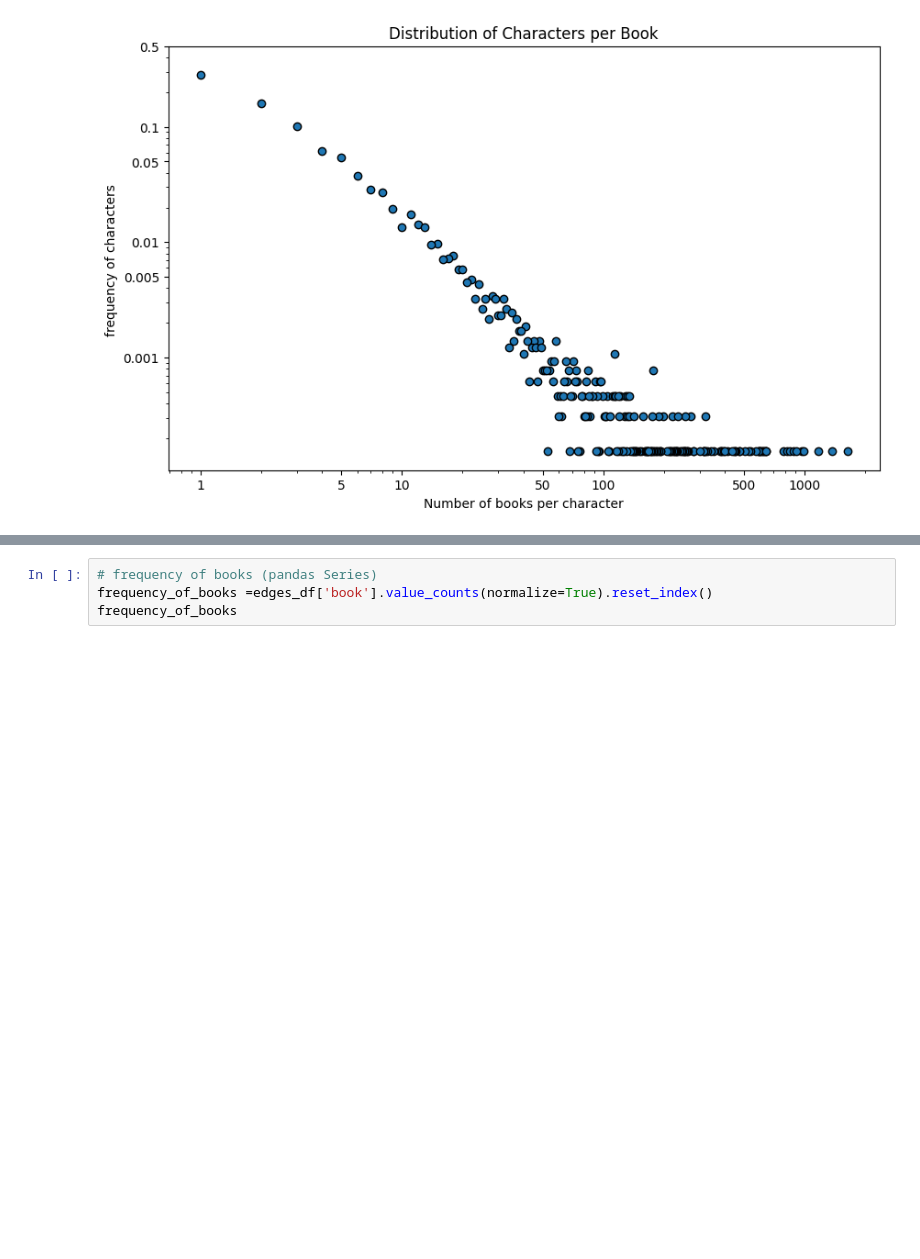
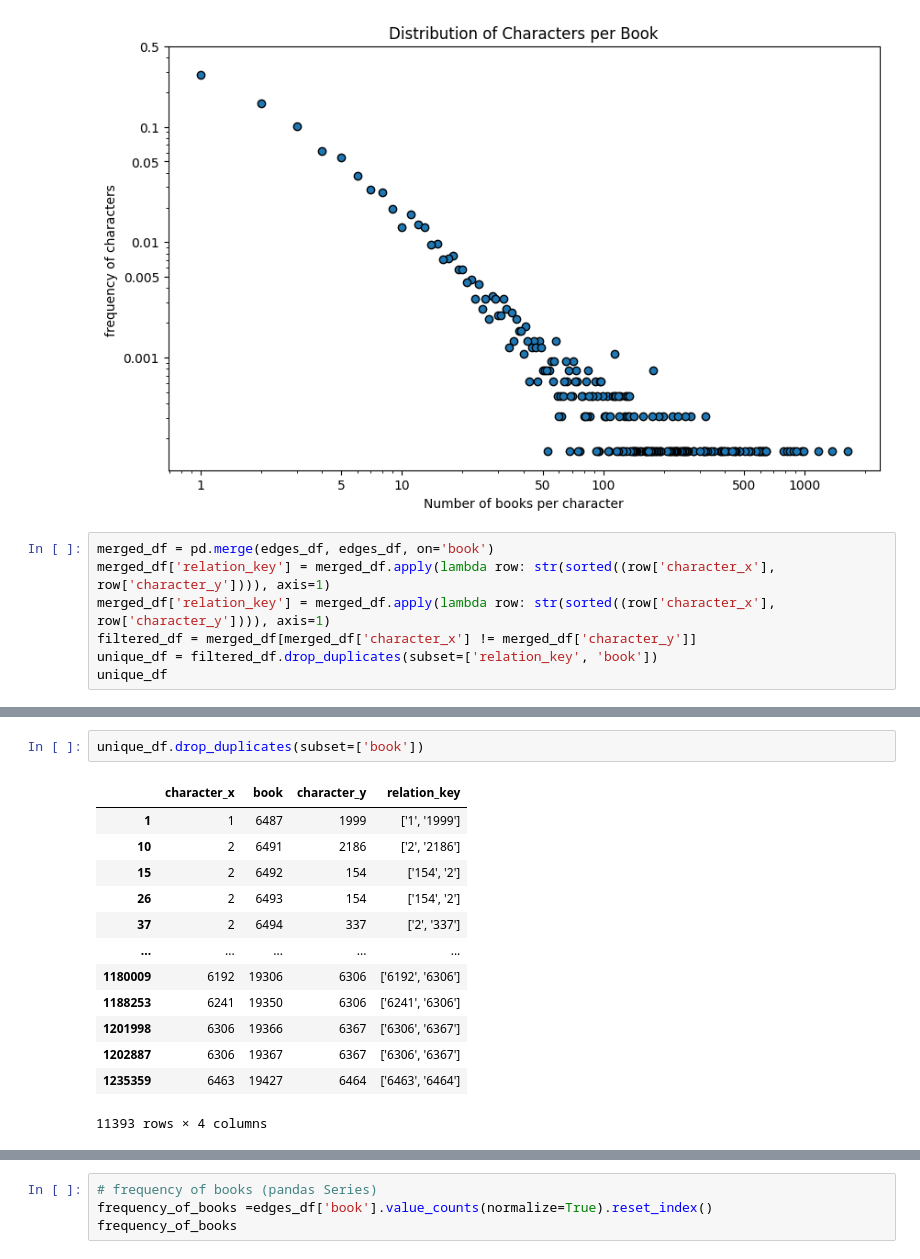
Before and after one commit to alejomaar/Network-Science-for-Data-Analytics, a Jupyter notebook: mini_project/notebook.ipynb, the cells around one changed output, grey strips where cells are left out. Saved outputs shown, nothing was run; the diff lists cells and outputs as text; blank space fills up the shorter version.

Commit message:
feat: find number of relations

```diff
--- a/mini_project/notebook.ipynb
+++ b/mini_project/notebook.ipynb
@@ -156,3 +156,10 @@ plt.title('Distribution of Characters per Book')
 plt.show()
 # %% [output]
 [figure]
+# %%
+merged_df = pd.merge(edges_df, edges_df, on='book')
+merged_df['relation_key'] = merged_df.apply(lambda row: str(sorted((row['character_x'], row['character_y']))), axis=1)
+merged_df['relation_key'] = merged_df.apply(lambda row: str(sorted((row['character_x'], row['character_y']))), axis=1)
+filtered_df = merged_df[merged_df['character_x'] != merged_df['character_y']]
+unique_df = filtered_df.drop_duplicates(subset=['relation_key', 'book'])
+unique_df
@@ -158,0 +220,16 @@ plt.show()
+# %%
+unique_df.drop_duplicates(subset=['book'])
+# %% [output]
+|  | character_x | book | character_y | relation_key |
+| 1 | 1 | 6487 | 1999 | ['1', '1999'] |
+| 10 | 2 | 6491 | 2186 | ['2', '2186'] |
+| 15 | 2 | 6492 | 154 | ['154', '2'] |
+| 26 | 2 | 6493 | 154 | ['154', '2'] |
+| 37 | 2 | 6494 | 337 | ['2', '337'] |
+| ... | ... | ... | ... | ... |
+| 1180009 | 6192 | 19306 | 6306 | ['6192', '6306'] |
+| 1188253 | 6241 | 19350 | 6306 | ['6241', '6306'] |
+| 1201998 | 6306 | 19366 | 6367 | ['6306', '6367'] |
+| 1202887 | 6306 | 19367 | 6367 | ['6306', '6367'] |
+| 1235359 | 6463 | 19427 | 6464 | ['6463', '6464'] |
+11393 rows × 4 columns
```
Also changed, not shown: parts of 9 cells of this notebook.
